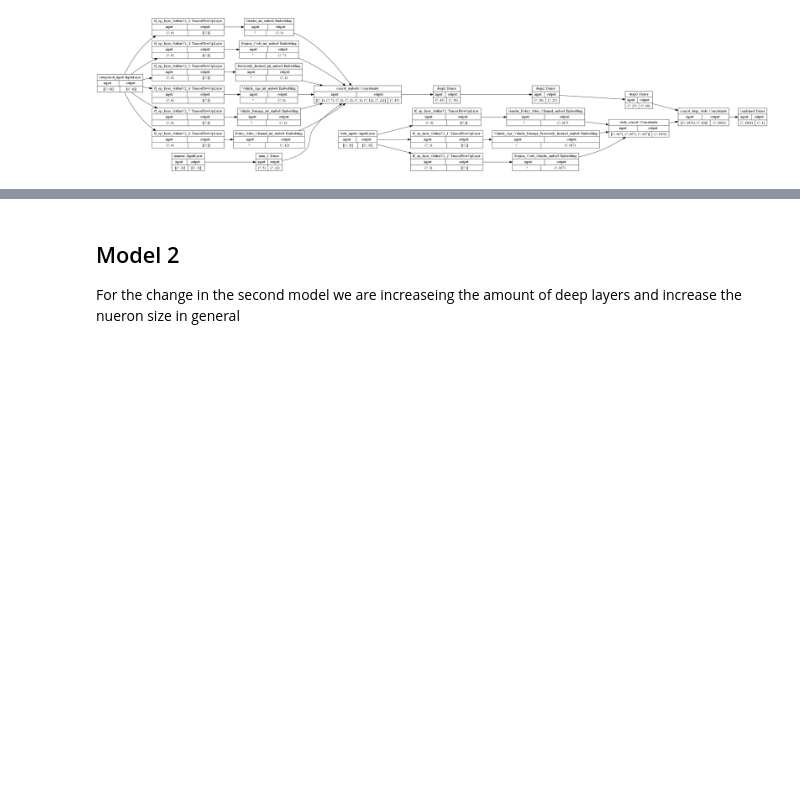
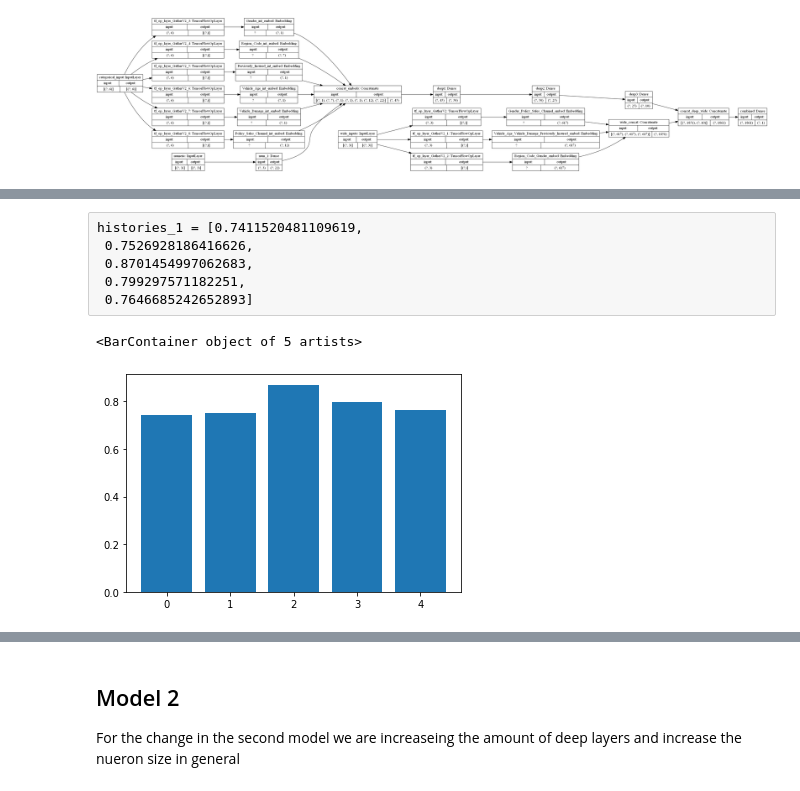
Before and after one commit to nlarsensmu/Wide-and-Deep-NN, a Jupyter notebook: Health Insurance.ipynb, the cells around one changed output, grey strips where cells are left out. Saved outputs shown, nothing was run; the diff lists cells and outputs as text; code cells hidden in the pictures; blank space fills up the shorter version.

```diff
--- a/Health Insurance.ipynb
+++ b/Health Insurance.ipynb
@@ -404,11 +409,11 @@ Text(0.5, 0, 'epochs')
 # %%
 #https://medium.com/@literallywords/stratified-k-fold-with-keras-e57c487b1416
-cv = StratifiedKFold(n_splits=10, shuffle=True)
+cv = StratifiedKFold(n_splits=5, shuffle=True)
 my_scorer = make_scorer(recall_score)
 
 histories_1 = []
 for index, (train_indices, val_indices) in enumerate(cv.split(X_train, y_train)):
-    print(f"Training on fold {index+1}/10...")
+    print(f"Training on fold {index+1}/{5}...")
 
     # get crossed columns for this fold
     _X_train_crossed = X_train_crossed[train_indices]
@@ -425,11 +430,12 @@ for index, (train_indices, val_indices) in enumerate(cv.split(X_train, y_train))
     _y_train = y_train[train_indices]
     _y_test = y_train[val_indices]
 
-    _history = None
-    _model = None
+
     _history, _model = model_1_create(_X_train_crossed, _X_test_crossed, _X_train_cat, _X_test_cat,
                             _X_train_num, _X_test_num, _y_train, _y_test)
 
-    histories.append(_history)
+    histories_1.append(_history.history['recall_score'][-1])
     print("Last training recall: ", _history.history['recall_score'][-1])
+    _history = None
+    _model = None
 # %% [output]
@@ -437,3 +452,15 @@ Training on fold 1/10...
+# %% [raw]
+histories_1 = [0.7411520481109619,
+ 0.7526928186416626,
+ 0.8701454997062683,
+ 0.799297571182251,
+ 0.7646685242652893]
+# %%
+plot_data = np.array(histories_1)
+plt.bar(x=range(len(plot_data)),height=plot_data)
+# %% [output]
+<BarContainer object of 5 artists>
+[figure, added]
 # %%
 plot_model(
     model_1, to_file='model1.png', show_shapes=True, show_layer_names=True,
```
Also changed, not shown: parts of 53 cells of this notebook, 4 other files.
